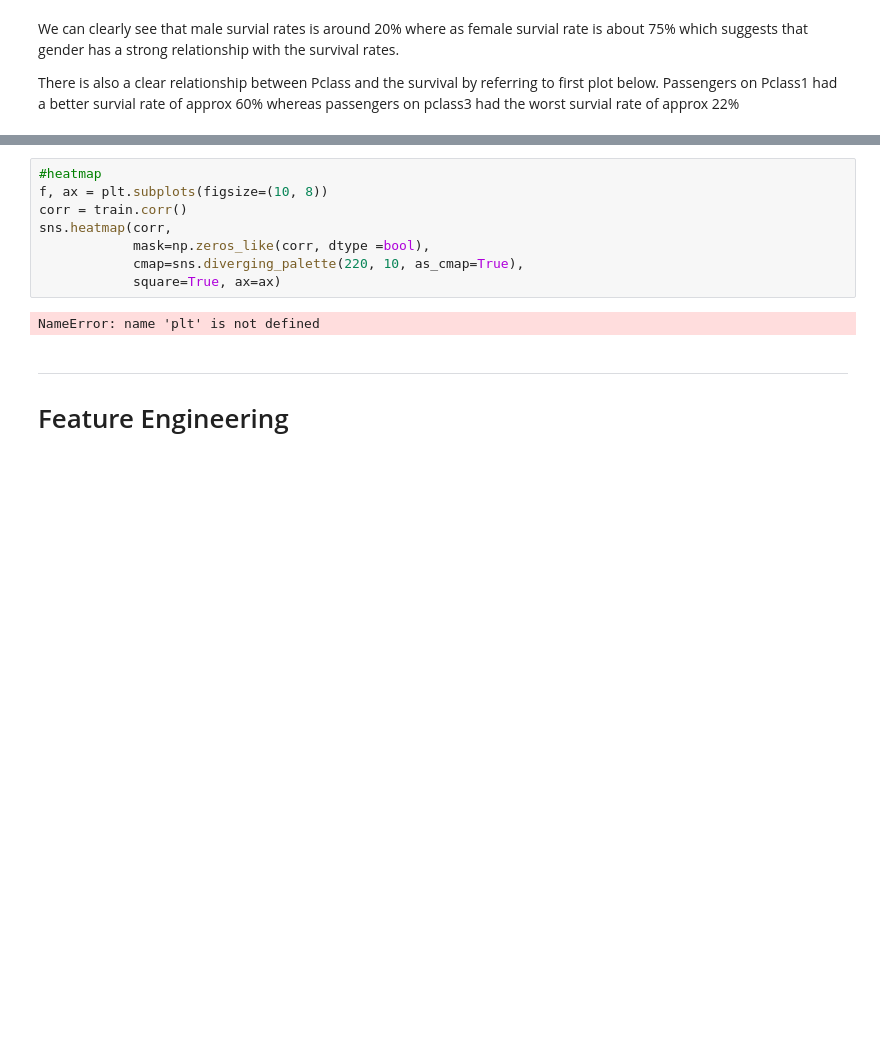
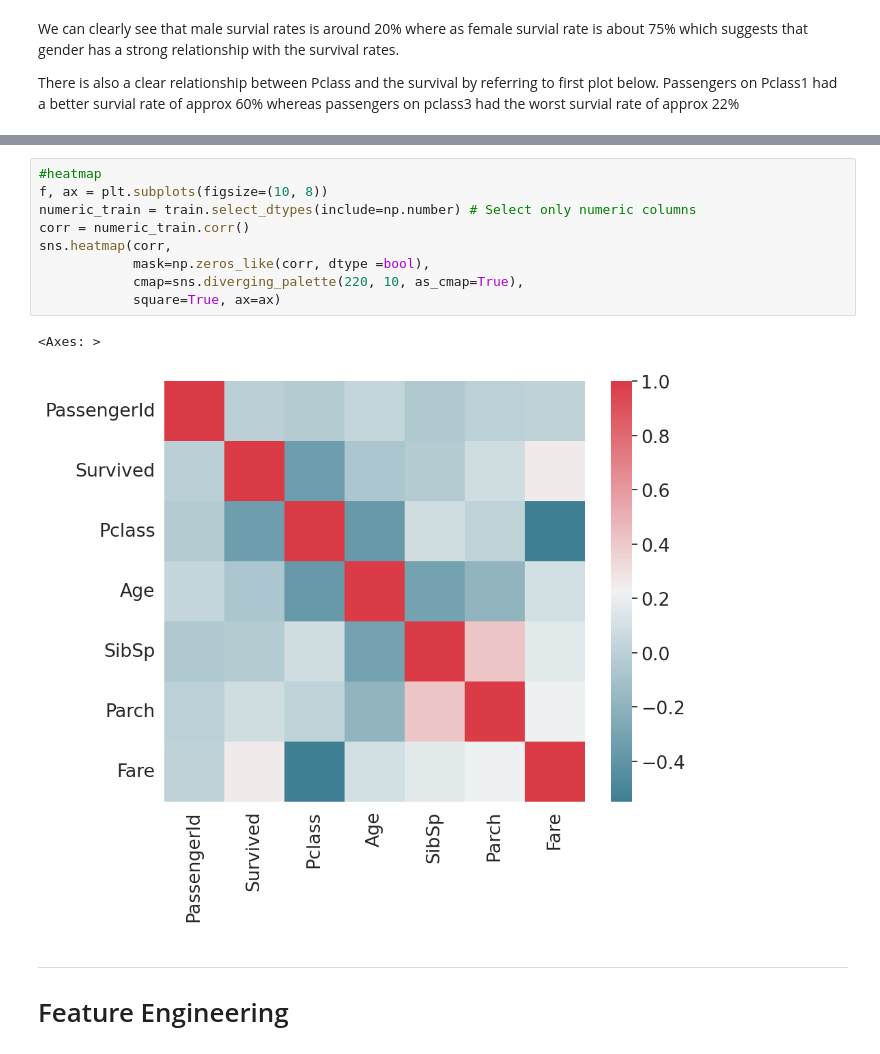
Before and after one commit to insight4healthlab/course-GS-HLTH-6270, a Jupyter notebook: notebooks/EDA_FE_Titanic.ipynb, the cells around one changed output, grey strips where cells are left out. Drawn from its saved outputs; the diff is of its cells as text; blank space fills up the shorter version.

```diff
--- a/notebooks/EDA_FE_Titanic.ipynb
+++ b/notebooks/EDA_FE_Titanic.ipynb
@@ -234,13 +258,15 @@ g.set(xticklabels=['Died', 'Survived'], xlabel="Survival", title="Sum of fares c
 # %%
 #heatmap
 f, ax = plt.subplots(figsize=(10, 8))
-corr = train.corr()
+numeric_train = train.select_dtypes(include=np.number) # Select only numeric columns
+corr = numeric_train.corr()
 sns.heatmap(corr,
             mask=np.zeros_like(corr, dtype =bool),
             cmap=sns.diverging_palette(220, 10, as_cmap=True),
             square=True, ax=ax)
 # %% [output]
-NameError: name 'plt' is not defined
+<Axes: >
+[figure, added]
 # %% [markdown]
 
 
```
Also changed, not shown: parts of 9 cells of this notebook.
